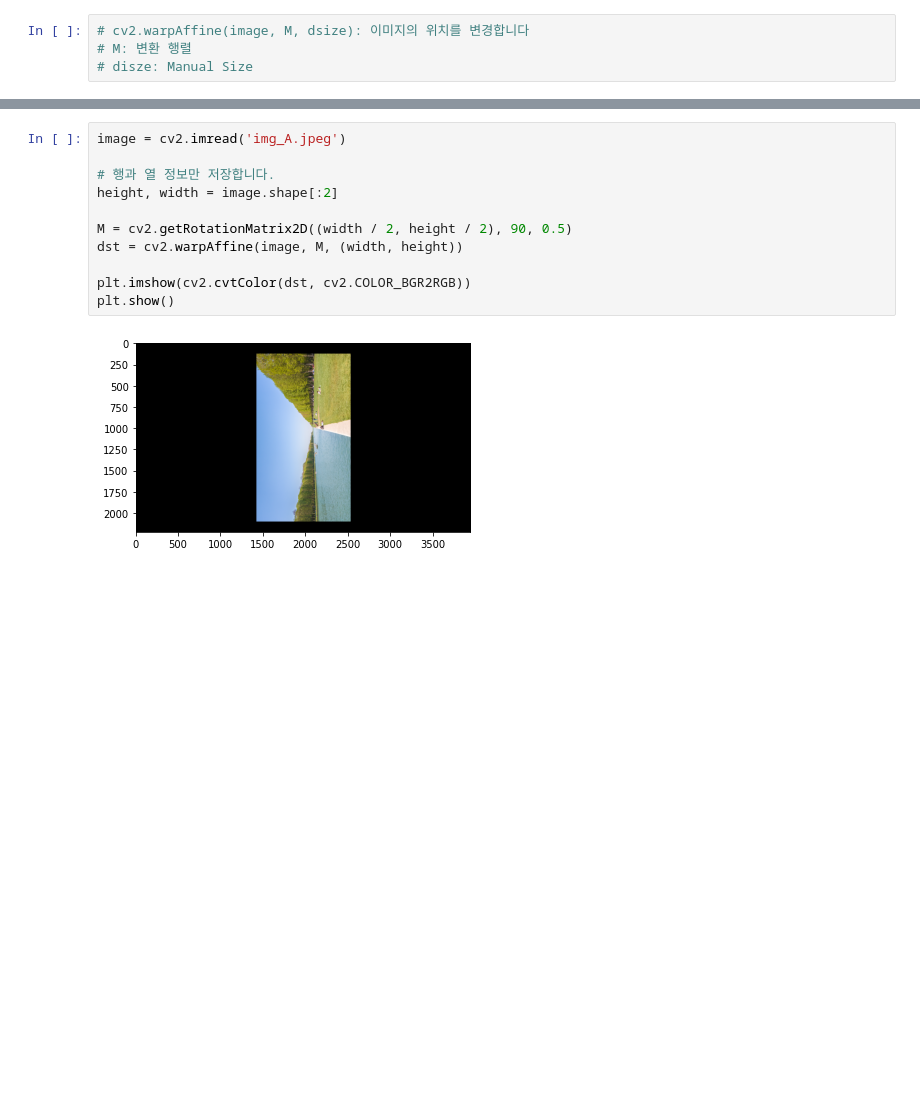
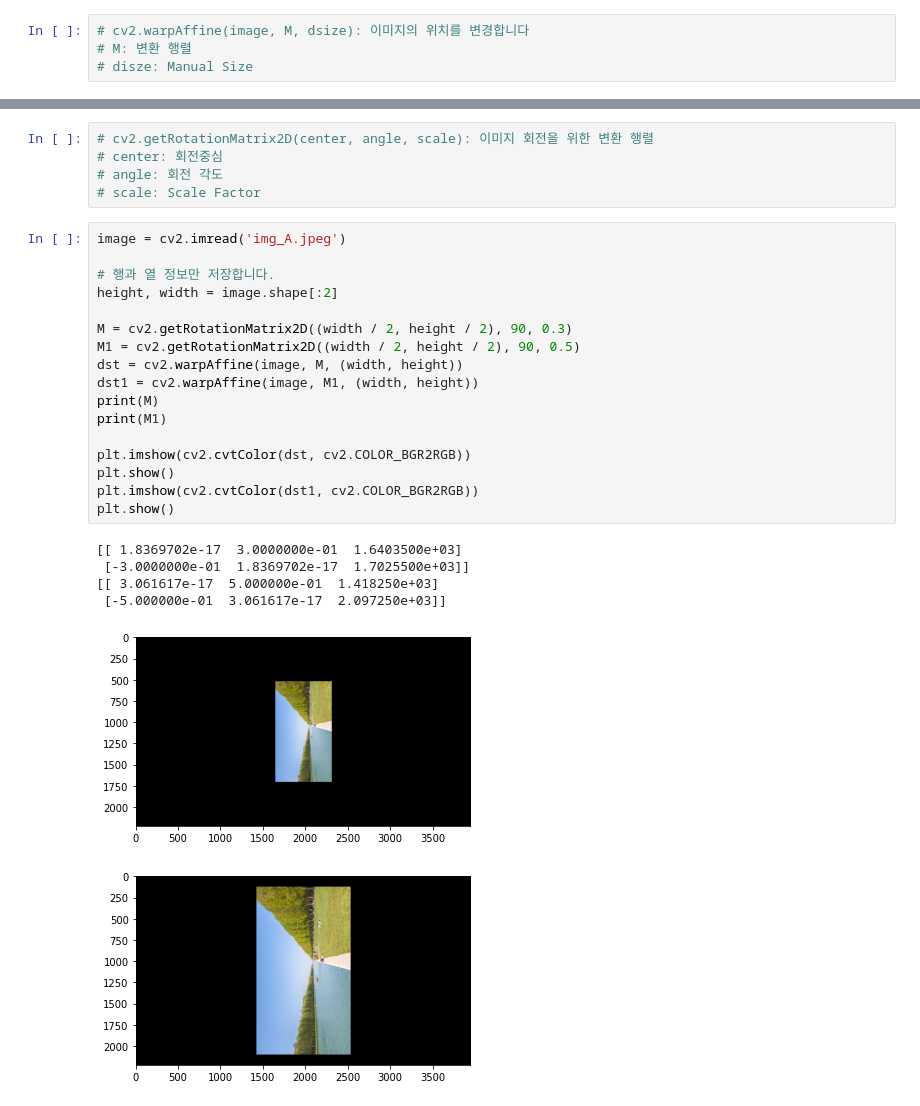
Before and after one commit to yurimmmmmm/-Python-Data-Analysis-and-Image-Processing, a Jupyter notebook: OpenCV_이미지_변형.ipynb, the cells around one changed output, grey strips where cells are left out. Cells and saved outputs as stored; diff of their text form; blank space fills up the shorter version.

```diff
--- a/OpenCV_이미지_변형.ipynb
+++ b/OpenCV_이미지_변형.ipynb
@@ -56,16 +51,32 @@ plt.imshow(cv2.cvtColor(dst, cv2.COLOR_BGR2RGB))
 plt.show()
 # %% [output]
 [figure]
+# %%
+# cv2.getRotationMatrix2D(center, angle, scale): 이미지 회전을 위한 변환 행렬
+# center: 회전중심
+# angle: 회전 각도
+# scale: Scale Factor
 # %%
 image = cv2.imread('img_A.jpeg')
 
 # 행과 열 정보만 저장합니다.
 height, width = image.shape[:2]
 
-M = cv2.getRotationMatrix2D((width / 2, height / 2), 90, 0.5)
+M = cv2.getRotationMatrix2D((width / 2, height / 2), 90, 0.3)
+M1 = cv2.getRotationMatrix2D((width / 2, height / 2), 90, 0.5)
 dst = cv2.warpAffine(image, M, (width, height))
+dst1 = cv2.warpAffine(image, M1, (width, height))
+print(M)
+print(M1)
 
 plt.imshow(cv2.cvtColor(dst, cv2.COLOR_BGR2RGB))
 plt.show()
+plt.imshow(cv2.cvtColor(dst1, cv2.COLOR_BGR2RGB))
+plt.show()
 # %% [output]
+[[ 1.8369702e-17  3.0000000e-01  1.6403500e+03]
+ [-3.0000000e-01  1.8369702e-17  1.7025500e+03]]
+[[ 3.061617e-17  5.000000e-01  1.418250e+03]
+ [-5.000000e-01  3.061617e-17  2.097250e+03]]
-[figure, old version]
+[figure, new version]
+[figure, added]
```
Also changed, not shown: parts of 3 cells of this notebook.
